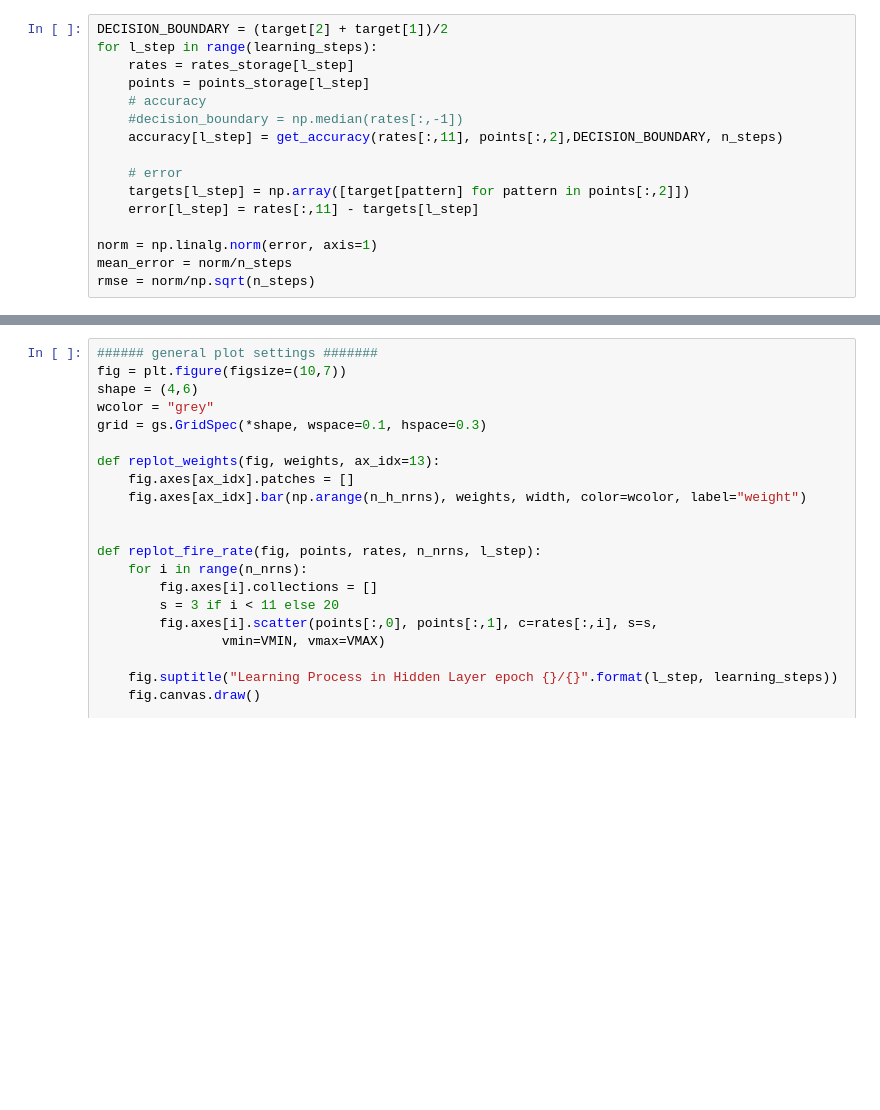
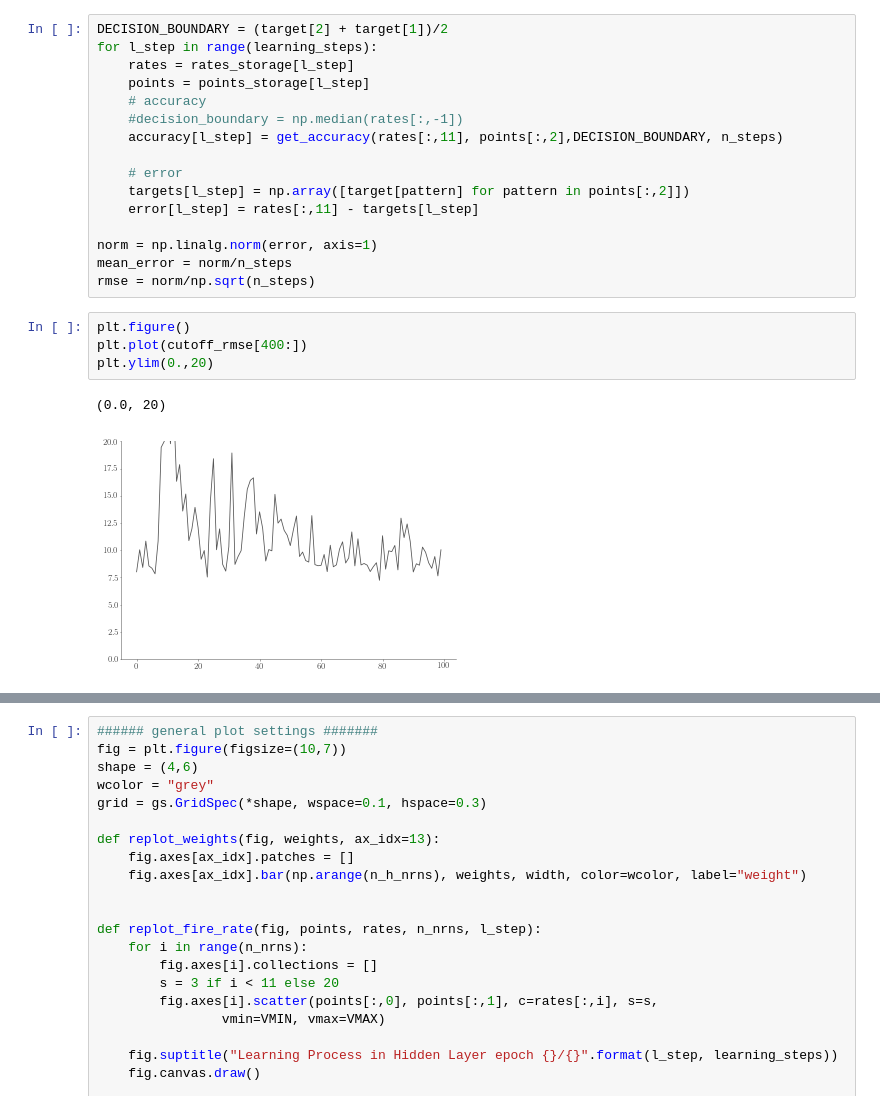
Before and after one commit to simeka/masterthesis, a Jupyter notebook: figures/Circles Plots.ipynb, the cells around one changed output, grey strips where cells are left out. Saved outputs shown, nothing was run; the diff lists cells and outputs as text; blank space fills up the shorter version.

```diff
--- a/figures/Circles Plots.ipynb
+++ b/figures/Circles Plots.ipynb
@@ -157,3 +160,10 @@ for l_step in range(learning_steps):
 norm = np.linalg.norm(error, axis=1)
 mean_error = norm/n_steps
 rmse = norm/np.sqrt(n_steps)
+# %%
+plt.figure()
+plt.plot(cutoff_rmse[400:])
+plt.ylim(0.,20)
+# %% [output]
+(0.0, 20)
+[figure, added]
```
Also changed, not shown: parts of 4 cells of this notebook, 28 other files.
